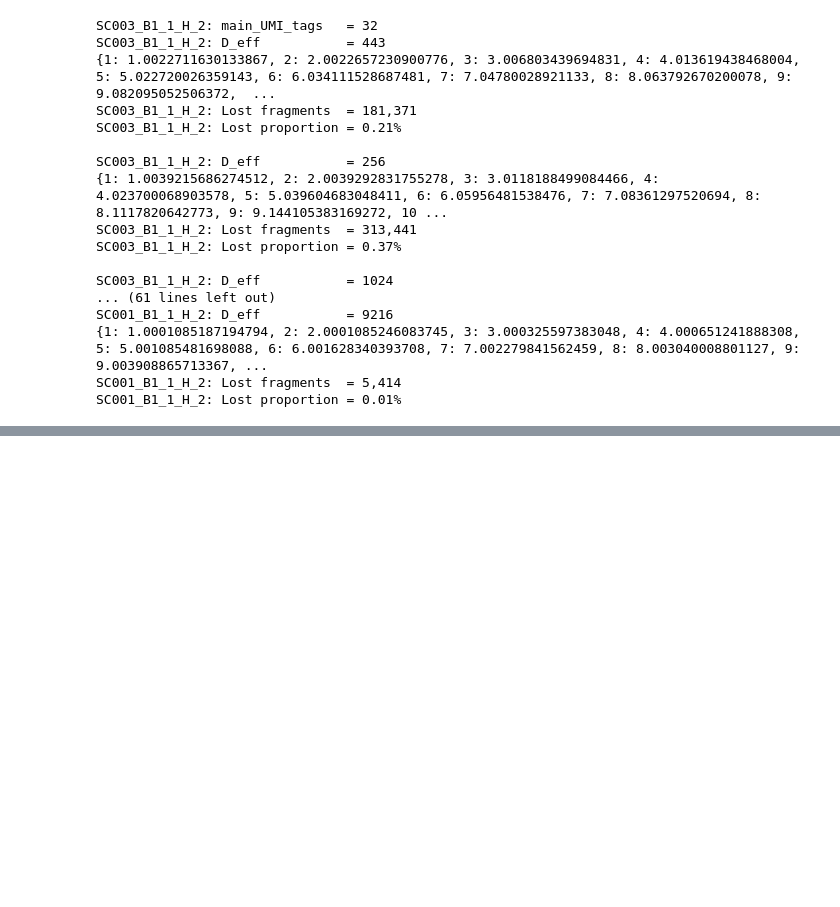
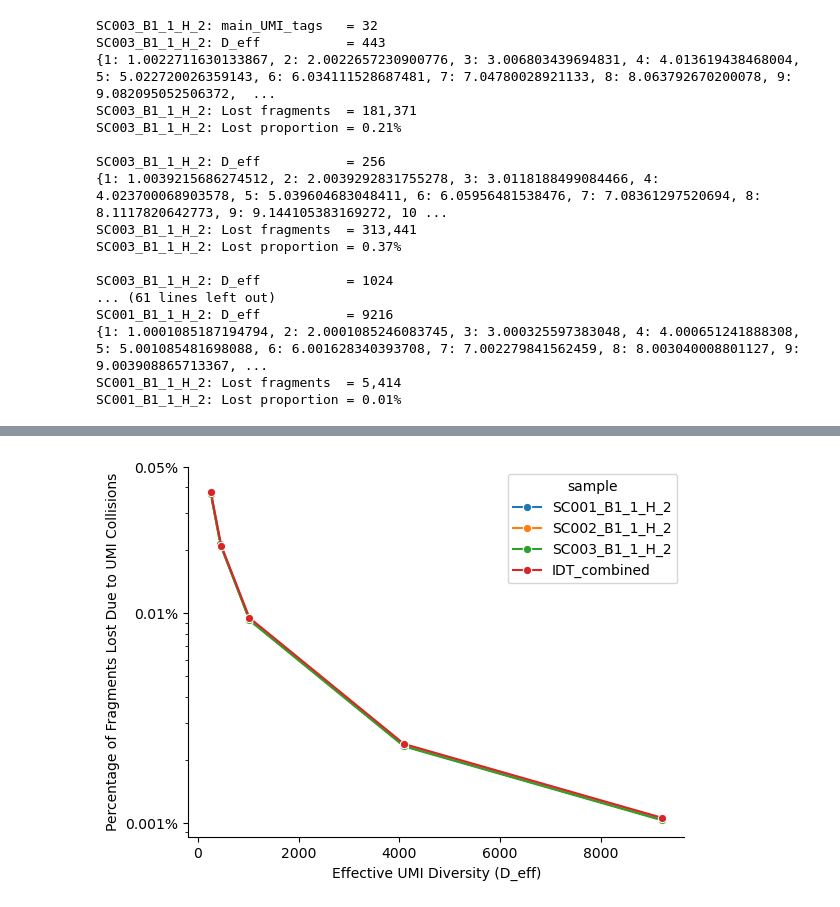
Before and after one commit to bbglab/DeepClone_protocol, a Jupyter notebook: other_analysis/UMIcollisions/2026-06-26.same_cut_freq_theoretical.ipynb, the cells around one changed output, grey strips where cells are left out. Drawn from its saved outputs; the diff is of its cells as text; code cells hidden in the pictures; blank space fills up the shorter version.

```diff
--- a/other_analysis/UMIcollisions/2026-06-26.same_cut_freq_theoretical.ipynb
+++ b/other_analysis/UMIcollisions/2026-06-26.same_cut_freq_theoretical.ipynb
@@ -401,0 +395,11 @@ array([[       1, 68727524],
+# %%
+sample = "IDT_combined"
+
+sample_counts = pd.read_csv(f"{run}/processing_files/sortbamamfiltered/{sample}.sorted.cuts_freq.tsv.gz", sep="\t")
+sample_counts["sample"] = sample
+all_counts_df = sample_counts
+all_counts_df["total_fragments"] = all_counts_df["repeats"] * all_counts_df["frequency"]
+all_counts_df["repeated"] = all_counts_df["repeats"] > 1
+repeated_frequency = all_counts_df.groupby(by = ["sample", "repeated"])["total_fragments"].sum()
+print(all_counts_df["total_fragments"].sum())
+all_counts_df
@@ -401,0 +481,6 @@ array([[       1, 68727524],
+# %%
+summary_stats_df_comb = pd.DataFrame(summary_stats, columns=["sample", "unique_tags_number", "unique_tags_number_duplex", "D_eff",
+                                                        "lost_fragments", "lost_proportion"])
+summary_stats_df_comb = summary_stats_df_comb.sort_values(by=["sample", "unique_tags_number"])
+summary_stats_df_comb["lost_proportion"] = summary_stats_df_comb["lost_proportion"].round(7)
+summary_stats_df_comb
@@ -401,0 +496,26 @@ array([[       1, 68727524],
+# %%
+joined_summary_stats_df = pd.concat([summary_stats_df, summary_stats_df_comb], ignore_index=True)
+joined_summary_stats_df["percentage_lost"] = joined_summary_stats_df["lost_proportion"] * 100
+joined_summary_stats_df.to_csv(f"UMI_collisions_summary_all_info.tsv", sep="\t", index=False)
+# %%
+sns.lineplot(data=joined_summary_stats_df,
+             x="D_eff",
+             y="percentage_lost",
+             hue = 'sample',
+             marker = 'o'
+             )
+
+plt.yscale('log')
+
+# update y axis ticks
+plt.yticks([1e-2, 1e-1, 5e-1],
+           [ '0.001%', '0.01%', '0.05%'])
+sns.despine()
+# plt.xscale('log')
+
+plt.xlabel("Effective UMI Diversity (D_eff)")
+plt.ylabel("Percentage of Fragments Lost Due to UMI Collisions")
+plt.savefig(f"UMI_collisions_summary_all_info.pdf", dpi=300, bbox_inches='tight')
+plt.show()
+# %% [output]
+[figure, added]
```
Also changed, not shown: parts of 11 cells of this notebook, 5 other files.
